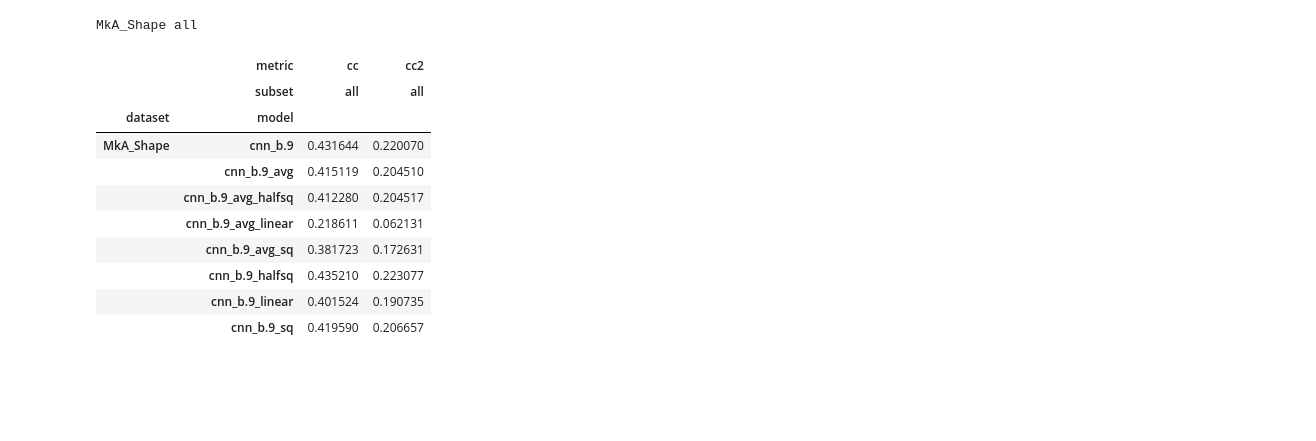
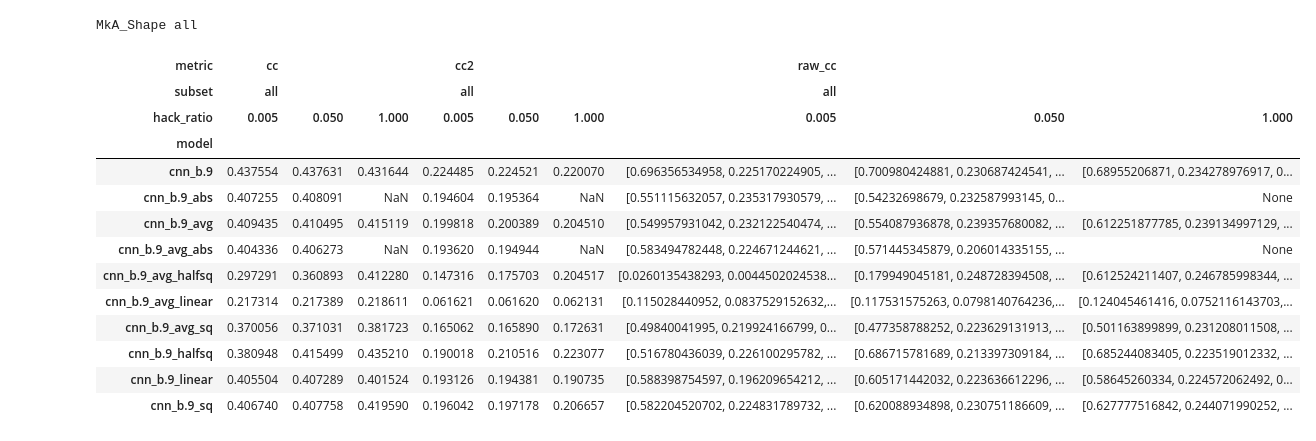
Before and after one commit to leelabcnbc/tang_jcompneuro_revision, a Jupyter notebook: results_ipynb/step_1_rough_exploration/model_performance_comparison_1layer_detailed.ipynb, the cells around one changed output. Cells and saved outputs as stored; diff of their text form; code cells hidden in the pictures; blank space fills up the shorter version.

```diff
--- a/results_ipynb/step_1_rough_exploration/model_performance_comparison_1layer_detailed.ipynb
+++ b/results_ipynb/step_1_rough_exploration/model_performance_comparison_1layer_detailed.ipynb
@@ -29,6 +29,26 @@ def check_all():
         ('cnn', 'b.9_avg_sq'),
         ('cnn', 'b.9_linear'),
         ('cnn', 'b.9_avg_linear'),
+        ('cnn', 'b.9@0.05'),
+        ('cnn', 'b.9_avg@0.05'),
+        ('cnn', 'b.9_halfsq@0.05'),
+        ('cnn', 'b.9_avg_halfsq@0.05'),
+        ('cnn', 'b.9_sq@0.05'),
+        ('cnn', 'b.9_avg_sq@0.05'),
+        ('cnn', 'b.9_linear@0.05'),
+        ('cnn', 'b.9_avg_linear@0.05'),
+        ('cnn', 'b.9_avg_abs@0.05'),
+        ('cnn', 'b.9_abs@0.05'),
+        ('cnn', 'b.9@0.005'),
+        ('cnn', 'b.9_avg@0.005'),
+        ('cnn', 'b.9_halfsq@0.005'),
+        ('cnn', 'b.9_avg_halfsq@0.005'),
+        ('cnn', 'b.9_sq@0.005'),
+        ('cnn', 'b.9_avg_sq@0.005'),
+        ('cnn', 'b.9_linear@0.005'),
+        ('cnn', 'b.9_avg_linear@0.005'),
+        ('cnn', 'b.9_avg_abs@0.005'),
+        ('cnn', 'b.9_abs@0.005'),
     ] # TODO should make this a ordered dict.
       # so that it will be easier to collect best val model for each model class.
 
@@ -45,17 +65,27 @@ def check_all():
                 [load_model_performance(dataset, subset, 100, s, model_type, model_subtype)['corr']**2 for s in range(1)]
             ).mean(axis=0)
 
+            if '@' in model_subtype:
+                model_subtype_base, hack_ratio = model_subtype.split('@')
+                hack_ratio = float(hack_ratio)
+            else:
+                model_subtype_base= model_subtype
+                hack_ratio = 1
+
             score_all.append({
                 'dataset': dataset,
                 'subset': subset,
-                'model': model_type + '_' + model_subtype,
+                'model': model_type + '_' + model_subtype_base,
+                'hack_ratio': hack_ratio,
                 'cc': score_new_cc.mean(),
                 'cc2': score_new_cc2.mean(),
+                'raw_cc': score_new_cc.copy(),
                 # later on, I can add neuron subset, etc.
             })
 
     score_all = pd.DataFrame(score_all,
-                             columns = ['dataset', 'subset', 'model', 'cc', 'cc2']).set_index(['dataset', 'subset', 'model'], verify_integrity=True)
+                             columns = ['dataset', 'subset', 'model',
+                                        'hack_ratio', 'cc', 'cc2', 'raw_cc']).set_index(['dataset', 'subset', 'model', 'hack_ratio'], verify_integrity=True)
     return score_all
 # %%
 df_all = check_all()
@@ -66,17 +96,22 @@ df_all.columns.name = 'metric'
 # %%
 # this is the way to change a multiindex's names.
 # df_all.index.rename(['haha','haha2','haha3'], inplace=True)
-# %%
-df_all.unstack('subset')
-# %% [output]
-|  | metric | cc | cc2 |
-|  | subset | all | all |
-| dataset | model |  |  |
-| MkA_Shape | cnn_b.9 | 0.431644 | 0.220070 |
-|  | cnn_b.9_avg | 0.415119 | 0.204510 |
-|  | cnn_b.9_avg_halfsq | 0.412280 | 0.204517 |
-|  | cnn_b.9_avg_linear | 0.218611 | 0.062131 |
-|  | cnn_b.9_avg_sq | 0.381723 | 0.172631 |
-|  | cnn_b.9_halfsq | 0.435210 | 0.223077 |
-|  | cnn_b.9_linear | 0.401524 | 0.190735 |
-|  | cnn_b.9_sq | 0.419590 | 0.206657 |
+# %%
+df_to_process = df_all.unstack('subset').unstack('hack_ratio')
+df_to_process = df_to_process.xs('MkA_Shape', level='dataset')
+df_to_process
+# %% [output]
+| metric | cc |  |  | cc2 |  |  | raw_cc |  |  |
+| subset | all |  |  | all |  |  | all |  |  |
+| hack_ratio | 0.005 | 0.050 | 1.000 | 0.005 | 0.050 | 1.000 | 0.005 | 0.050 | 1.000 |
+| model |  |  |  |  |  |  |  |  |  |
+| cnn_b.9 | 0.437554 | 0.437631 | 0.431644 | 0.224485 | 0.224521 | 0.220070 | [0.696356534958, 0.225170224905, ... | [0.700980424881, 0.230687424541, ... | [0.68955206871, 0.234278976917, 0... |
+| cnn_b.9_abs | 0.407255 | 0.408091 | NaN | 0.194604 | 0.195364 | NaN | [0.551115632057, 0.235317930579, ... | [0.54232698679, 0.232587993145, 0... | None |
+| cnn_b.9_avg | 0.409435 | 0.410495 | 0.415119 | 0.199818 | 0.200389 | 0.204510 | [0.549957931042, 0.232122540474, ... | [0.554087936878, 0.239357680082, ... | [0.612251877785, 0.239134997129, ... |
+| cnn_b.9_avg_abs | 0.404336 | 0.406273 | NaN | 0.193620 | 0.194944 | NaN | [0.583494782448, 0.224671244621, ... | [0.571445345879, 0.206014335155, ... | None |
+| cnn_b.9_avg_halfsq | 0.297291 | 0.360893 | 0.412280 | 0.147316 | 0.175703 | 0.204517 | [0.0260135438293, 0.0044502024538... | [0.179949045181, 0.248728394508, ... | [0.612524211407, 0.246785998344, ... |
+| cnn_b.9_avg_linear | 0.217314 | 0.217389 | 0.218611 | 0.061621 | 0.061620 | 0.062131 | [0.115028440952, 0.0837529152632,... | [0.117531575263, 0.0798140764236,... | [0.124045461416, 0.0752116143703,... |
+| cnn_b.9_avg_sq | 0.370056 | 0.371031 | 0.381723 | 0.165062 | 0.165890 | 0.172631 | [0.49840041995, 0.219924166799, 0... | [0.477358788252, 0.223629131913, ... | [0.501163899899, 0.231208011508, ... |
+| cnn_b.9_halfsq | 0.380948 | 0.415499 | 0.435210 | 0.190018 | 0.210516 | 0.223077 | [0.516780436039, 0.226100295782, ... | [0.686715781689, 0.213397309184, ... | [0.685244083405, 0.223519012332, ... |
+| cnn_b.9_linear | 0.405504 | 0.407289 | 0.401524 | 0.193126 | 0.194381 | 0.190735 | [0.588398754597, 0.196209654212, ... | [0.605171442032, 0.223636612296, ... | [0.58645260334, 0.224572062492, 0... |
+| cnn_b.9_sq | 0.406740 | 0.407758 | 0.419590 | 0.196042 | 0.197178 | 0.206657 | [0.582204520702, 0.224831789732, ... | [0.620088934898, 0.230751186609, ... | [0.627777516842, 0.244071990252, ... |
```
Also changed, not shown: parts of 5 cells of this notebook, 4 other files.
